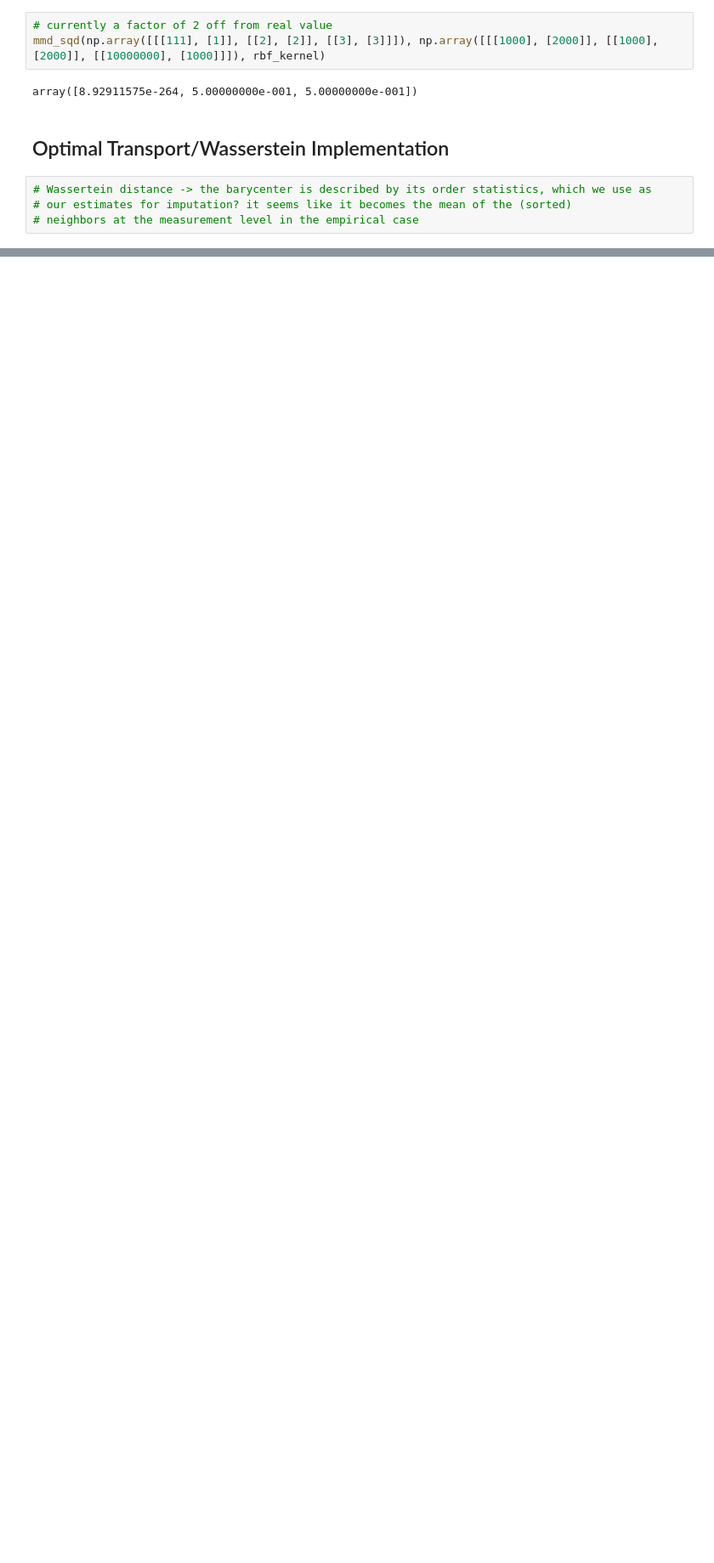
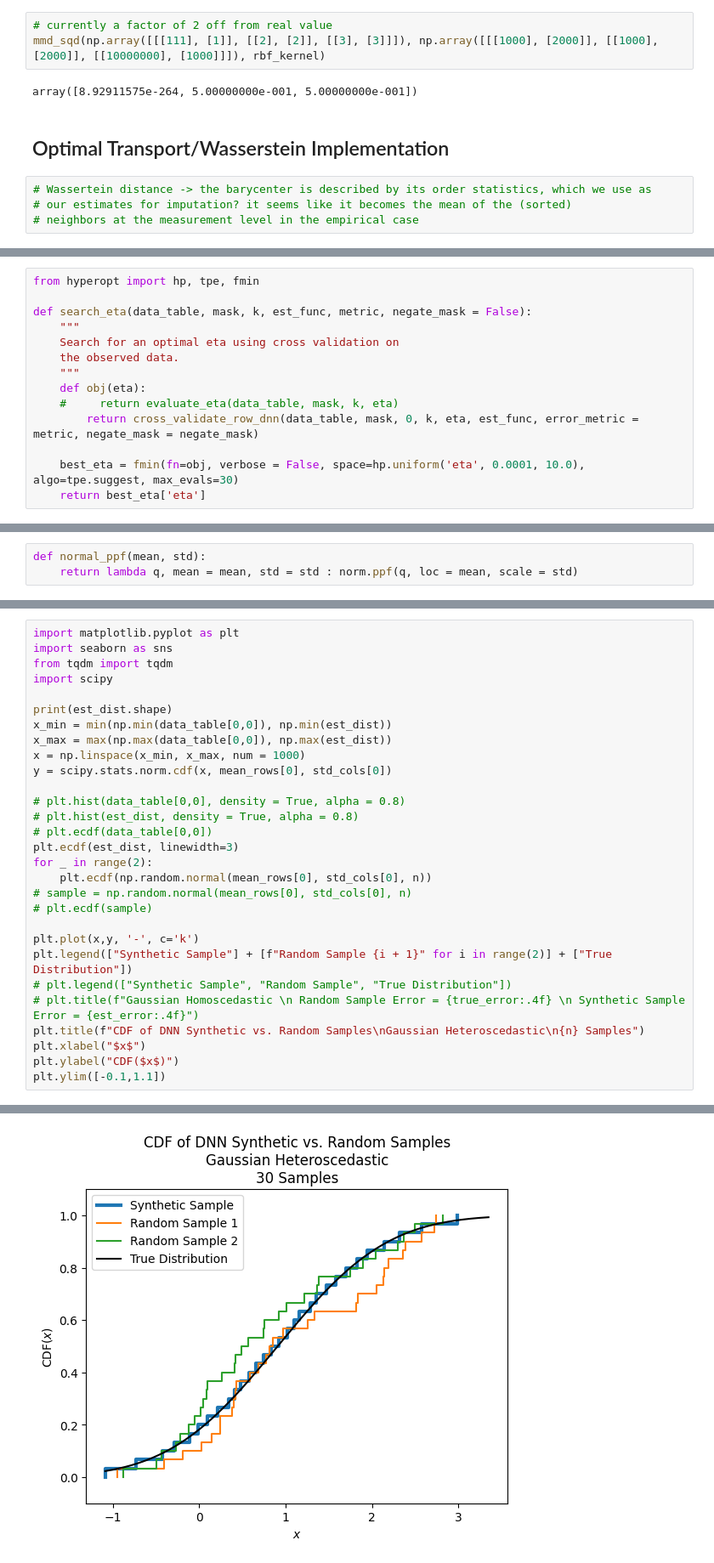
Before and after one commit to calebchin/Heartsteps-DNN, a Jupyter notebook: distributionalnn_heartsteps.ipynb, the cells around one changed output, grey strips where cells are left out. Shown at 85% size. Drawn from its saved outputs; the diff is of its cells as text; blank space fills up the shorter version.

```diff
--- a/distributionalnn_heartsteps.ipynb
+++ b/distributionalnn_heartsteps.ipynb
@@ -1514,0 +1546,14 @@ def wasserstein2_est_unit_fast(X, A, i, cols, eta):
+# %%
+from hyperopt import hp, tpe, fmin
+
+def search_eta(data_table, mask, k, est_func, metric, negate_mask = False):
+    """
+    Search for an optimal eta using cross validation on
+    the observed data.
+    """
+    def obj(eta):
+    #     return evaluate_eta(data_table, mask, k, eta)
+        return cross_validate_row_dnn(data_table, mask, 0, k, eta, est_func, error_metric = metric, negate_mask = negate_mask)
+
+    best_eta = fmin(fn=obj, verbose = False, space=hp.uniform('eta', 0.0001, 10.0), algo=tpe.suggest, max_evals=30)
+    return best_eta['eta']
@@ -1514,0 +1562,3 @@ def wasserstein2_est_unit_fast(X, A, i, cols, eta):
+# %%
+def normal_ppf(mean, std):
+    return lambda q, mean = mean, std = std : norm.ppf(q, loc = mean, scale = std)
@@ -1514,0 +1588,30 @@ def wasserstein2_est_unit_fast(X, A, i, cols, eta):
+# %%
+import matplotlib.pyplot as plt
+import seaborn as sns
+from tqdm import tqdm
+import scipy
+
+print(est_dist.shape)
+x_min = min(np.min(data_table[0,0]), np.min(est_dist))
+x_max = max(np.max(data_table[0,0]), np.max(est_dist))
+x = np.linspace(x_min, x_max, num = 1000)
+y = scipy.stats.norm.cdf(x, mean_rows[0], std_cols[0])
+
+# plt.hist(data_table[0,0], density = True, alpha = 0.8)
+# plt.hist(est_dist, density = True, alpha = 0.8)
+# plt.ecdf(data_table[0,0])
+plt.ecdf(est_dist, linewidth=3)
+for _ in range(2):
+    plt.ecdf(np.random.normal(mean_rows[0], std_cols[0], n))
+# sample = np.random.normal(mean_rows[0], std_cols[0], n)
+# plt.ecdf(sample)
+
+plt.plot(x,y, '-', c='k')
+plt.legend(["Synthetic Sample"] + [f"Random Sample {i + 1}" for i in range(2)] + ["True Distribution"])
+# plt.legend(["Synthetic Sample", "Random Sample", "True Distribution"])
+# plt.title(f"Gaussian Homoscedastic \n Random Sample Error = {true_error:.4f} \n Synthetic Sample Error = {est_error:.4f}")
+plt.title(f"CDF of DNN Synthetic vs. Random Samples\nGaussian Heteroscedastic\n{n} Samples")
+plt.xlabel("$x$")
+plt.ylabel("CDF($x$)")
+plt.ylim([-0.1,1.1])
+# %% [output]
@@ -1514,0 +1620 @@ def wasserstein2_est_unit_fast(X, A, i, cols, eta):
+[figure, added]
```
Also changed, not shown: parts of 26 cells of this notebook, 5 other files.
